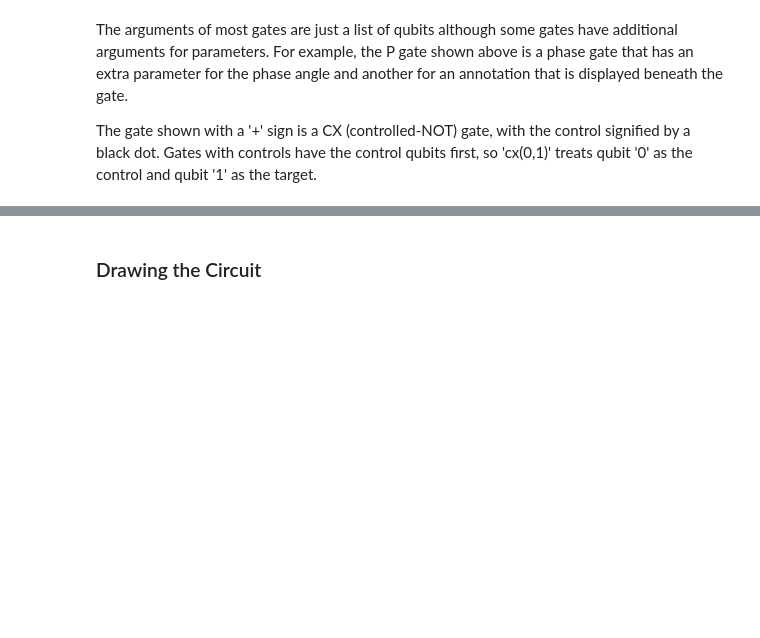
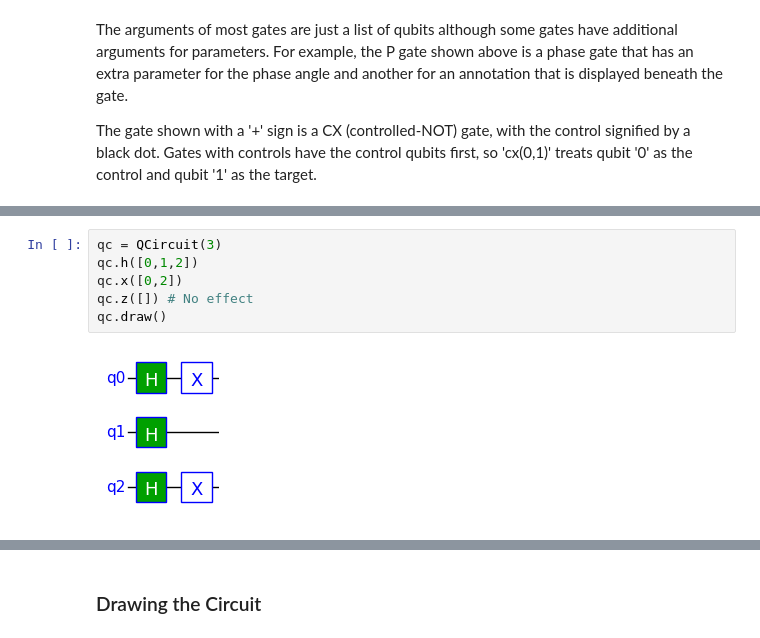
Before and after one commit to jbrumf/tinyqsim, a Jupyter notebook: examples/tutorial_2_exploring_further.ipynb, the cells around one changed output, grey strips where cells are left out. Drawn from its saved outputs; the diff is of its cells as text; blank space fills up the shorter version.

Commit message:
Multiple instantiation of 1-qubit gates, new Example 5, ylim option for plot_probabilities

```diff
--- a/examples/tutorial_2_exploring_further.ipynb
+++ b/examples/tutorial_2_exploring_further.ipynb
@@ -88,0 +95,8 @@ The gate shown with a '+' sign is a CX (controlled-NOT) gate, with the control s
+# %%
+qc = QCircuit(3)
+qc.h([0,1,2])
+qc.x([0,2])
+qc.z([]) # No effect
+qc.draw()
+# %% [output]
+[figure, added]
```
Also changed, not shown: parts of 15 cells of this notebook, 41 other files.
